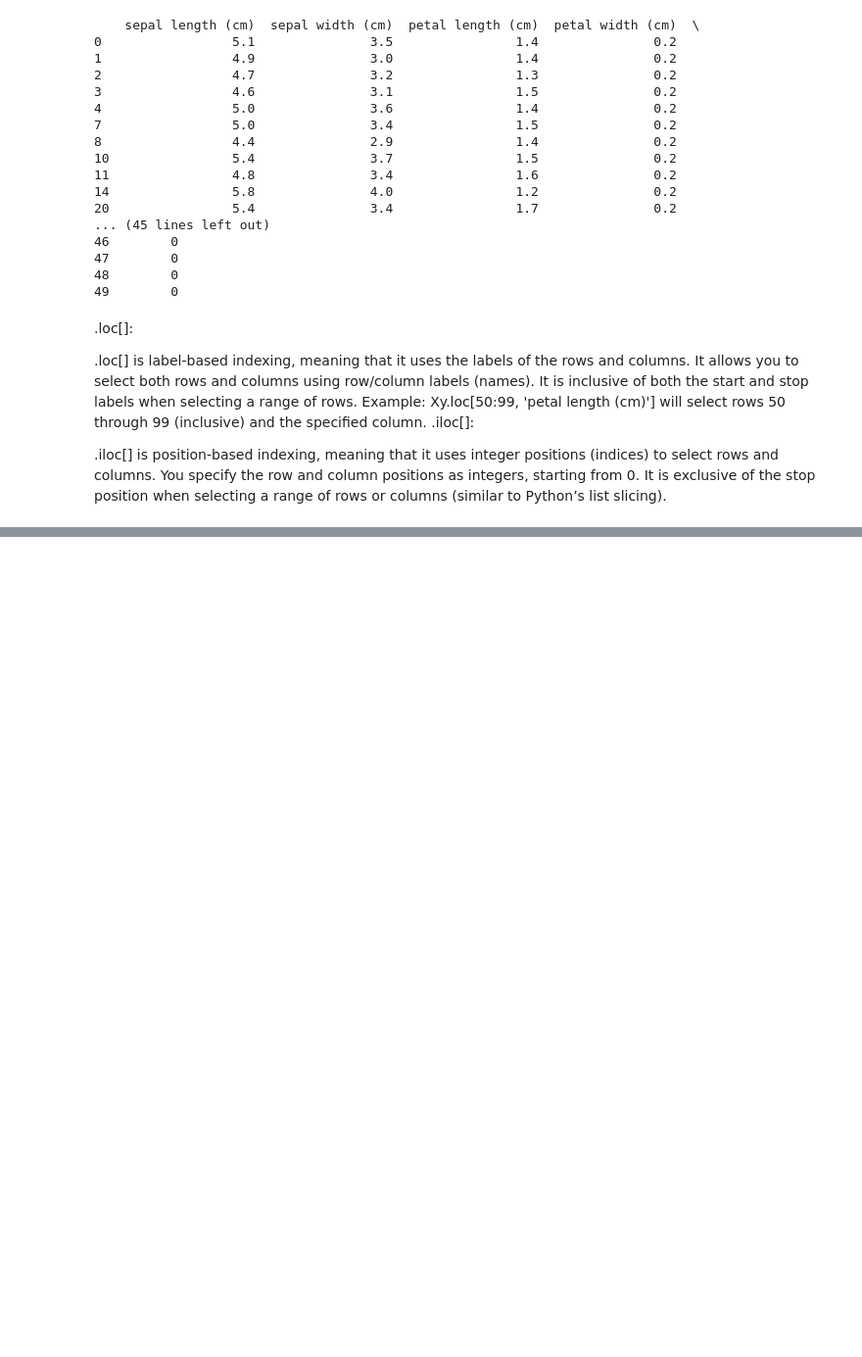
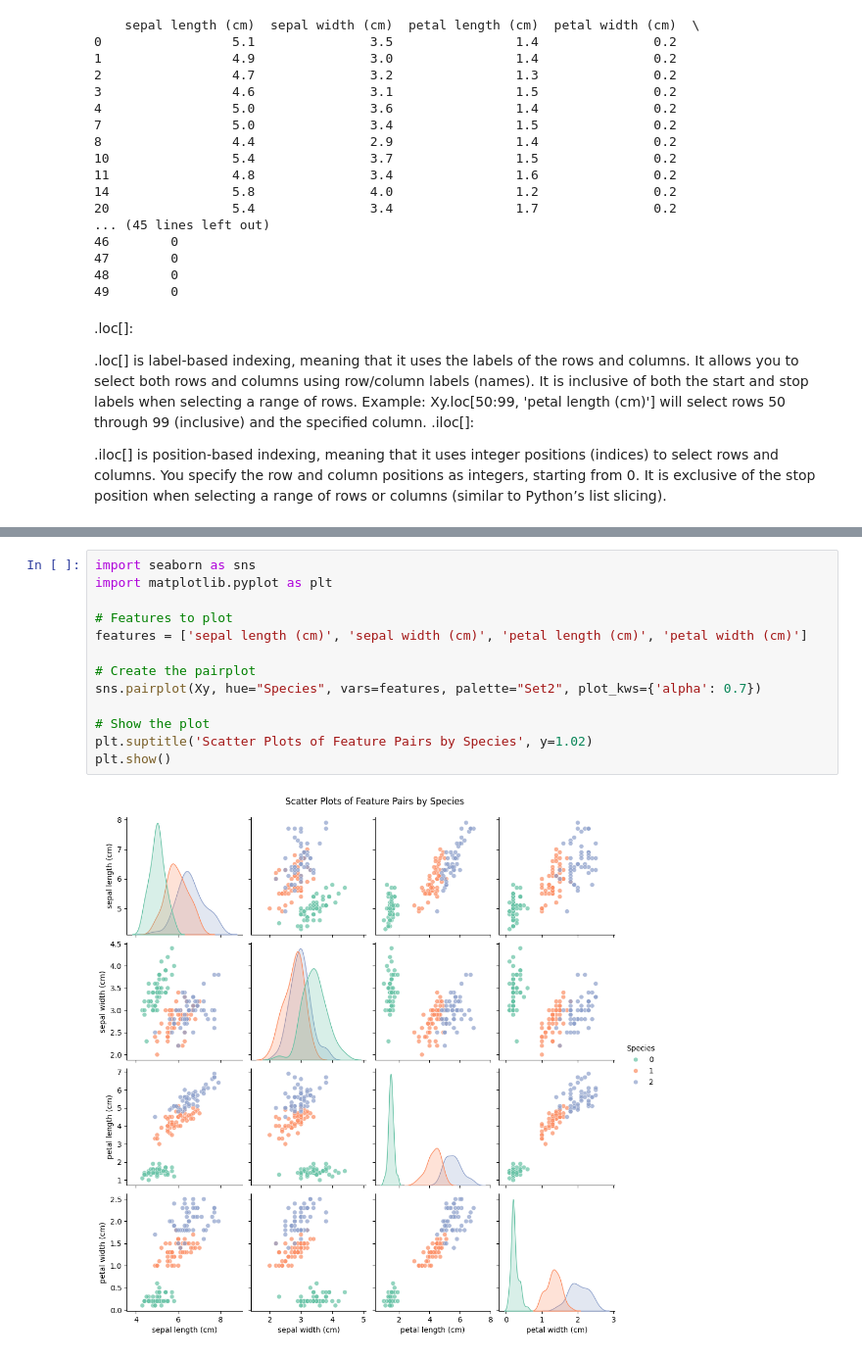
Before and after one commit to kmercy-afk/Iris-data-analysis, a Jupyter notebook: Question 9a.ipynb, the cells around one changed output, grey strips where cells are left out. Shown at 98% size. Cells and saved outputs as stored; diff of their text form; blank space fills up the shorter version.

```diff
--- a/Question 9a.ipynb
+++ b/Question 9a.ipynb
@@ -231,0 +360,15 @@ It is exclusive of the stop position when selecting a range of rows or columns (
+# %%
+import seaborn as sns
+import matplotlib.pyplot as plt
+
+# Features to plot
+features = ['sepal length (cm)', 'sepal width (cm)', 'petal length (cm)', 'petal width (cm)']
+
+# Create the pairplot
+sns.pairplot(Xy, hue="Species", vars=features, palette="Set2", plot_kws={'alpha': 0.7})
+
+# Show the plot
+plt.suptitle('Scatter Plots of Feature Pairs by Species', y=1.02)
+plt.show()
+# %% [output]
+[figure, added]
```
Also changed, not shown: parts of 10 cells of this notebook.
